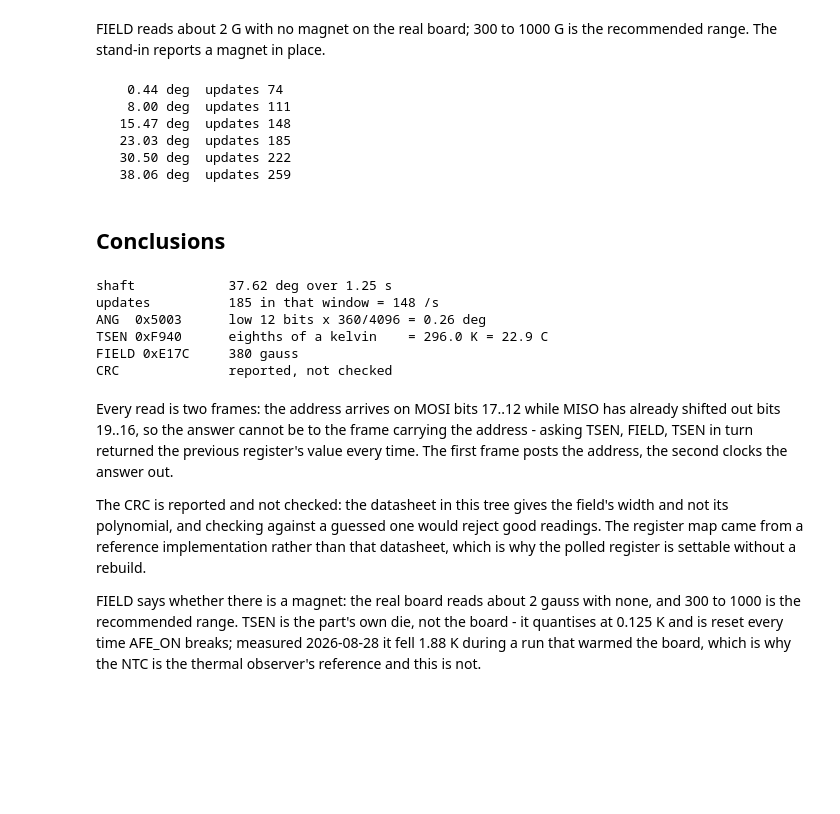
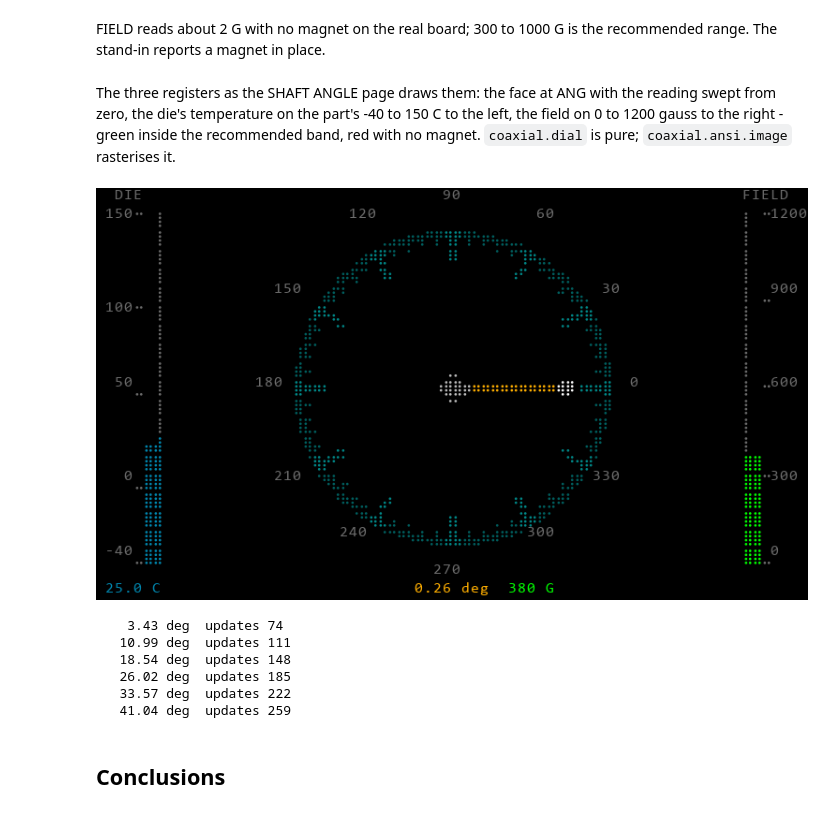
Before and after one commit to rogerisaksson/coaxial_63100, a Jupyter notebook: notebook_examples/angle_session.ipynb, the cells around one changed output. Drawn from its saved outputs; the diff is of its cells as text; code cells hidden in the pictures; blank space fills up the shorter version.

```diff
--- a/notebook_examples/angle_session.ipynb
+++ b/notebook_examples/angle_session.ipynb
@@ -52,46 +52,30 @@ die    296.0 K
 field  380 G
 # %% [markdown]
 FIELD reads about 2 G with no magnet on the real board; 300 to 1000 G is the recommended range. The stand-in reports a magnet in place.
-# %%
-import time
-
-turning = []
-for _ in range(6):
-    st = angle.state()
-    turning.append((time.monotonic(), st['degrees'], st['updates']))
-    print('%8.2f deg  updates %d' % (st['degrees'], st['updates']))
-    time.sleep(0.25)
-device.close()
-# %% [output]
-    0.44 deg  updates 74
-    8.00 deg  updates 111
-   15.47 deg  updates 148
-   23.03 deg  updates 185
-   30.50 deg  updates 222
-   38.06 deg  updates 259
-# %% [markdown]
-## Conclusions
+# %% [markdown]
+The three registers as the SHAFT ANGLE page draws them: the face at ANG with the reading swept from zero, the die's temperature on the part's -40 to 150 C to the left, the field on 0 to 1200 gauss to the right - green inside the recommended band, red with no magnet. `coaxial.dial` is pure; `coaxial.ansi.image` rasterises it.
+# %%
+from coaxial import ansi, dial
+
+ansi.image(dial.instrument(degrees(ang), gauss(field), kelvin(tsen), colour=True))
+# %% [output]
+[figure, added]
 # %%
-span = turning[-1][0] - turning[0][0]
-moved = turning[-1][1] - turning[0][1]
-print('shaft            %.2f deg over %.2f s' % (moved, span))
-print('updates          %d in that window = %.0f /s'
-      % (turning[-1][2] - turning[0][2], (turning[-1][2] - turning[0][2]) / span))
-print('ANG  0x%04X      low 12 bits x 360/4096 = %.2f deg' % (ang, degrees(ang)))
-print('TSEN 0x%04X      eighths of a kelvin    = %.1f K = %.1f C'
-      % (tsen, kelvin(tsen), kelvin(tsen) - 273.15))
-print('FIELD 0x%04X     %.0f gauss' % (field, gauss(field)))
-print('CRC              reported, not checked')
+import time
+
+turning = []
+for _ in range(6):
+    st = angle.state()
+    turning.append((time.monotonic(), st['degrees'], st['updates']))
+    print('%8.2f deg  updates %d' % (st['degrees'], st['updates']))
+    time.sleep(0.25)
+device.close()
 # %% [output]
-shaft            37.62 deg over 1.25 s
-updates          185 in that window = 148 /s
-ANG  0x5003      low 12 bits x 360/4096 = 0.26 deg
-TSEN 0xF940      eighths of a kelvin    = 296.0 K = 22.9 C
-FIELD 0xE17C     380 gauss
-CRC              reported, not checked
+    3.43 deg  updates 74
+   10.99 deg  updates 111
+   18.54 deg  updates 148
+   26.02 deg  updates 185
+   33.57 deg  updates 222
+   41.04 deg  updates 259
 # %% [markdown]
-Every read is two frames: the address arrives on MOSI bits 17..12 while MISO has already shifted out bits 19..16, so the answer cannot be to the frame carrying the address - asking TSEN, FIELD, TSEN in turn returned the previous register's value every time. The first frame posts the address, the second clocks the answer out.
-
-The CRC is reported and not checked: the datasheet in this tree gives the field's width and not its polynomial, and checking against a guessed one would reject good readings. The register map came from a reference implementation rather than that datasheet, which is why the polled register is settable without a rebuild.
-
-FIELD says whether there is a magnet: the real board reads about 2 gauss with none, and 300 to 1000 is the recommended range. TSEN is the part's own die, not the board - it quantises at 0.125 K and is reset every time AFE_ON breaks; measured 2026-08-28 it fell 1.88 K during a run that warmed the board, which is why the NTC is the thermal observer's reference and this is not.
+## Conclusions
```
Also changed, not shown: parts of 3 cells of this notebook, 10 other files.
